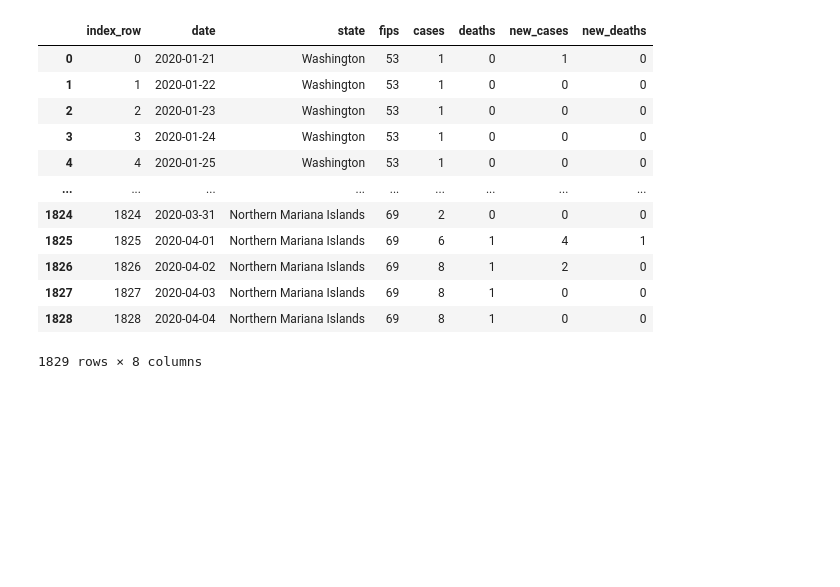
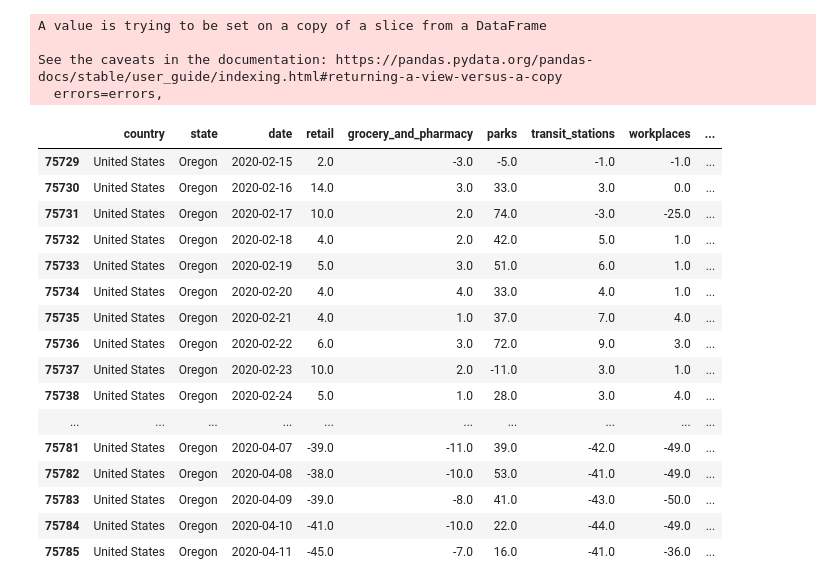
Before and after one commit to rockhound03/CovidDataExplore, a Jupyter notebook: data_compare_transport.ipynb, the cells around one changed output. Cells and saved outputs as stored; diff of their text form; code cells hidden in the pictures; blank space fills up the shorter version.

```diff
--- a/data_compare_transport.ipynb
+++ b/data_compare_transport.ipynb
@@ -66,16 +66,0 @@ mobility_df
-# %%
-cases_df
-# %% [output]
-|  | index_row | date | state | fips | cases | deaths | new_cases | new_deaths |
-| 0 | 0 | 2020-01-21 | Washington | 53 | 1 | 0 | 1 | 0 |
-| 1 | 1 | 2020-01-22 | Washington | 53 | 1 | 0 | 0 | 0 |
-| 2 | 2 | 2020-01-23 | Washington | 53 | 1 | 0 | 0 | 0 |
-| 3 | 3 | 2020-01-24 | Washington | 53 | 1 | 0 | 0 | 0 |
-| 4 | 4 | 2020-01-25 | Washington | 53 | 1 | 0 | 0 | 0 |
-| ... | ... | ... | ... | ... | ... | ... | ... | ... |
-| 1824 | 1824 | 2020-03-31 | Northern Mariana Islands | 69 | 2 | 0 | 0 | 0 |
-| 1825 | 1825 | 2020-04-01 | Northern Mariana Islands | 69 | 6 | 1 | 4 | 1 |
-| 1826 | 1826 | 2020-04-02 | Northern Mariana Islands | 69 | 8 | 1 | 2 | 0 |
-| 1827 | 1827 | 2020-04-03 | Northern Mariana Islands | 69 | 8 | 1 | 0 | 0 |
-| 1828 | 1828 | 2020-04-04 | Northern Mariana Islands | 69 | 8 | 1 | 0 | 0 |
-1829 rows × 8 columns
@@ -82,3 +69,32 @@ cases_df
+# %%
+mobility_US.rename(columns = {'region':'state'}, inplace = True)
+# %% [output]
+A value is trying to be set on a copy of a slice from a DataFrame
+
+See the caveats in the documentation: https://pandas.pydata.org/pandas-docs/stable/user_guide/indexing.html#returning-a-view-versus-a-copy
+  errors=errors,
+# %%
+mobility_oregon = mobility_US.loc[mobility_US['state'] == "Oregon"]
+# %%
+mobility_oregon
+# %% [output]
+|  | country | state | date | retail | grocery_and_pharmacy | parks | transit_stations | workplaces | ... |
+| 75729 | United States | Oregon | 2020-02-15 | 2.0 | -3.0 | -5.0 | -1.0 | -1.0 | ... |
+| 75730 | United States | Oregon | 2020-02-16 | 14.0 | 3.0 | 33.0 | 3.0 | 0.0 | ... |
+| 75731 | United States | Oregon | 2020-02-17 | 10.0 | 2.0 | 74.0 | -3.0 | -25.0 | ... |
+| 75732 | United States | Oregon | 2020-02-18 | 4.0 | 2.0 | 42.0 | 5.0 | 1.0 | ... |
+| 75733 | United States | Oregon | 2020-02-19 | 5.0 | 3.0 | 51.0 | 6.0 | 1.0 | ... |
+| 75734 | United States | Oregon | 2020-02-20 | 4.0 | 4.0 | 33.0 | 4.0 | 1.0 | ... |
+| 75735 | United States | Oregon | 2020-02-21 | 4.0 | 1.0 | 37.0 | 7.0 | 4.0 | ... |
+| 75736 | United States | Oregon | 2020-02-22 | 6.0 | 3.0 | 72.0 | 9.0 | 3.0 | ... |
+| 75737 | United States | Oregon | 2020-02-23 | 10.0 | 2.0 | -11.0 | 3.0 | 1.0 | ... |
+| 75738 | United States | Oregon | 2020-02-24 | 5.0 | 1.0 | 28.0 | 3.0 | 4.0 | ... |
+| ... | ... | ... | ... | ... | ... | ... | ... | ... | ... |
+| 75781 | United States | Oregon | 2020-04-07 | -39.0 | -11.0 | 39.0 | -42.0 | -49.0 | ... |
+| 75782 | United States | Oregon | 2020-04-08 | -38.0 | -10.0 | 53.0 | -41.0 | -49.0 | ... |
+| 75783 | United States | Oregon | 2020-04-09 | -39.0 | -8.0 | 41.0 | -43.0 | -50.0 | ... |
+| 75784 | United States | Oregon | 2020-04-10 | -41.0 | -10.0 | 22.0 | -44.0 | -49.0 | ... |
+| 75785 | United States | Oregon | 2020-04-11 | -45.0 | -7.0 | 16.0 | -41.0 | -36.0 | ... |
 # %%
 state_list = cases_df['state'].unique()
 # %%
```
Also changed, not shown: parts of 12 cells of this notebook.
